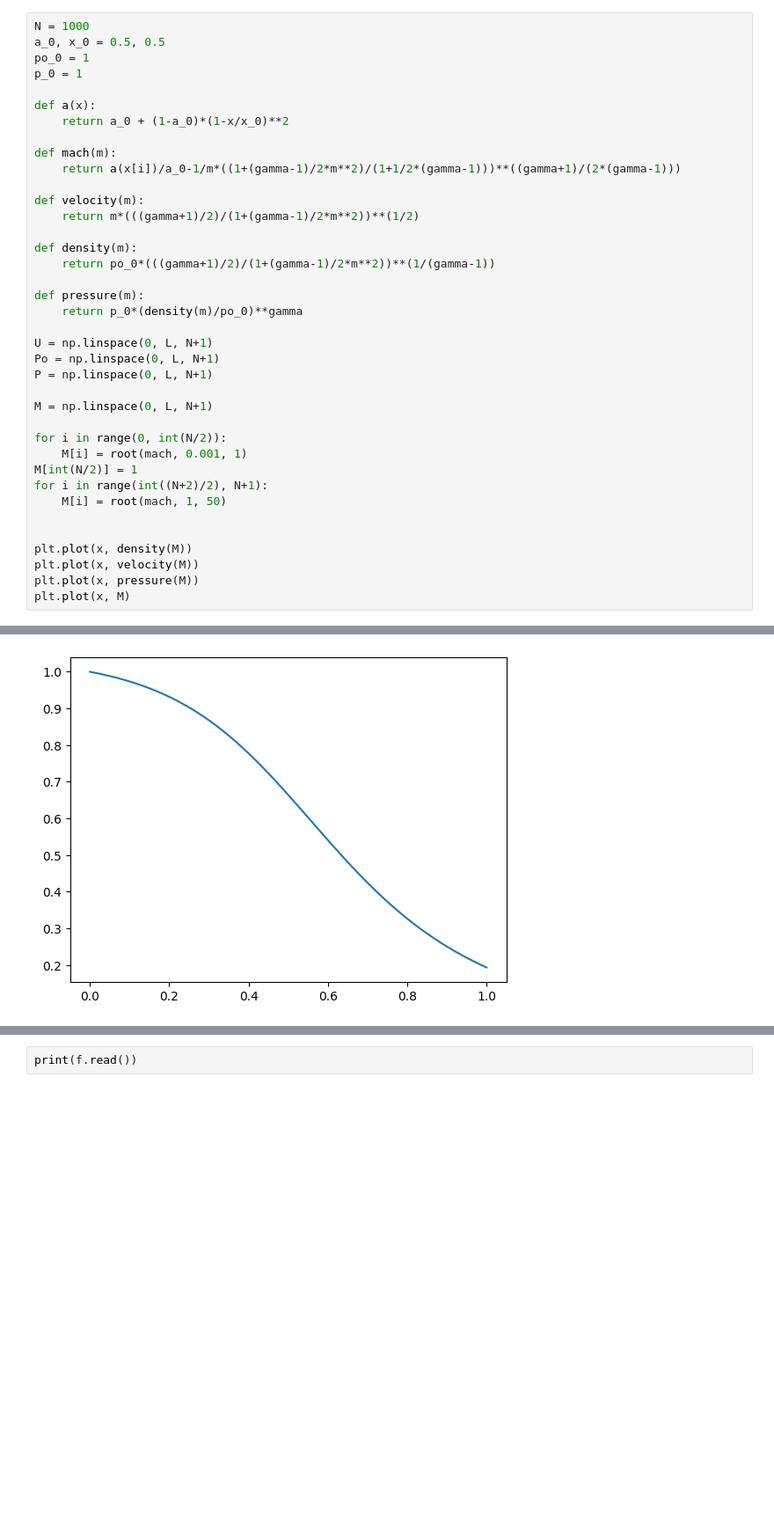
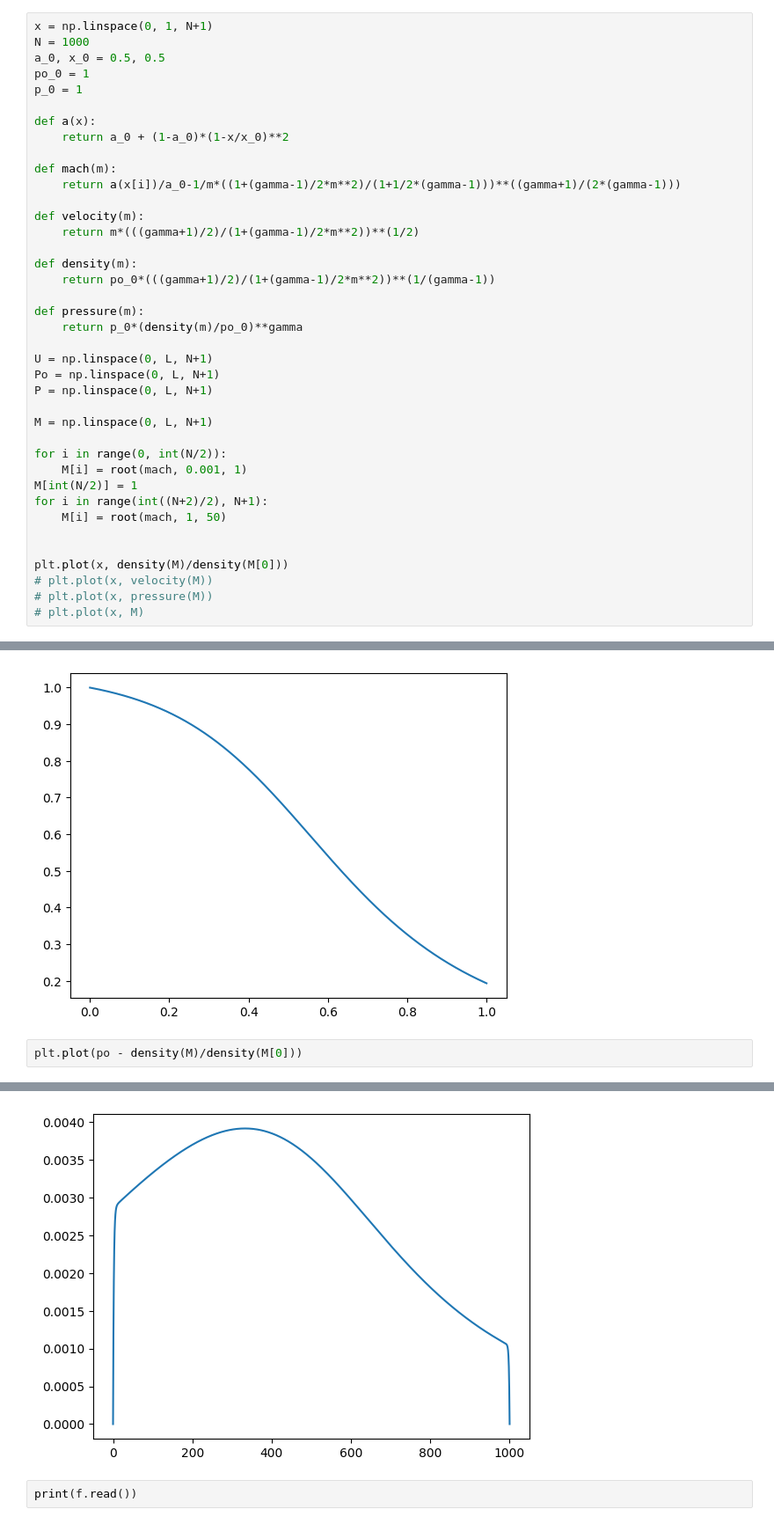
Before and after one commit to GertCell/PhysDep, a Jupyter notebook: GasDyn/Task_2_itam.ipynb, the cells around one changed output, grey strips where cells are left out. Shown at 88% size. Saved outputs shown, nothing was run; the diff lists cells and outputs as text; blank space fills up the shorter version.

```diff
--- a/GasDyn/Task_2_itam.ipynb
+++ b/GasDyn/Task_2_itam.ipynb
@@ -386,6 +390,7 @@ def root(f, a, b):
     print('root =', (a + b) / 2)
     return (a + b) / 2
 # %%
+x = np.linspace(0, 1, N+1)
 N = 1000
 a_0, x_0 = 0.5, 0.5
 po_0 = 1
@@ -419,10 +424,10 @@ for i in range(int((N+2)/2), N+1):
     M[i] = root(mach, 1, 50)
 
 
-plt.plot(x, density(M))
-plt.plot(x, velocity(M))
-plt.plot(x, pressure(M))
-plt.plot(x, M)
+plt.plot(x, density(M)/density(M[0]))
+# plt.plot(x, velocity(M))
+# plt.plot(x, pressure(M))
+# plt.plot(x, M)
 # %% [output]
 root = 0.30590383418910805
 root = 0.3065923975749033
@@ -466,3 +471,6 @@ plt.plot(arr1, arr2)
 [1.0, 0.999793032794854, 0.9995850794940335, 0.9993761354228732, 0.9991661958561731, 0.9989552560707513, 0.9987433113279504, 0.9985303568382412, 0.9983163878495571, 0.9981013995411925, 0.9978853870945 ...
 [<matplotlib.lines.Line2D at 0x...>]
 [figure]
+# %%
+plt.plot(po - density(M)/density(M[0]))
+# %% [output]
@@ -469,3 +478,4 @@ plt.plot(arr1, arr2)
+[figure, added]
 # %%
 print(f.read())
 # %% [output]
```
Also changed, not shown: parts of 3 cells of this notebook.
